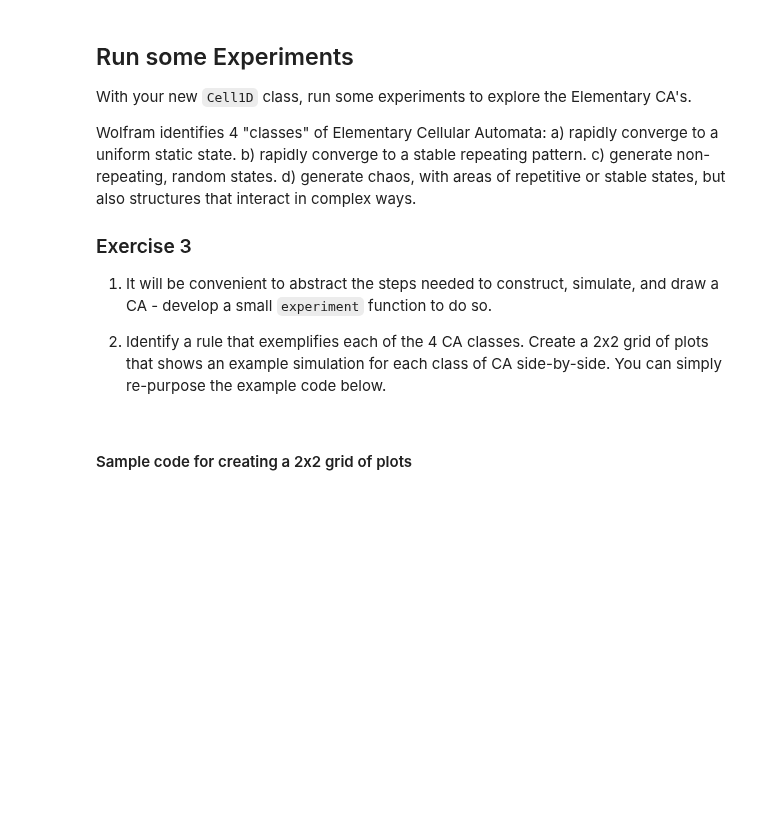
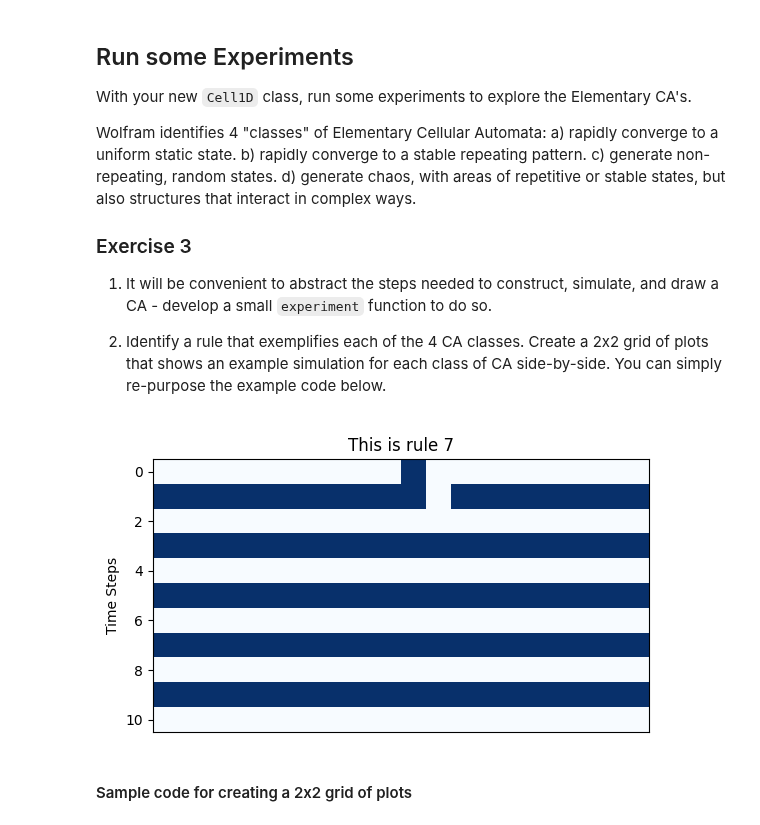
Before and after one commit to iam-arshpreet/cap-comp215, a Jupyter notebook: labs/lab05-CA-1D.ipynb, the cells around one changed output. Cells and saved outputs as stored; diff of their text form; code cells hidden in the pictures; blank space fills up the shorter version.

```diff
--- a/labs/lab05-CA-1D.ipynb
+++ b/labs/lab05-CA-1D.ipynb
@@ -209,6 +209,11 @@ Wolfram identifies 4 "classes" of Elementary Cellular Automata:
    You can simply re-purpose the example code below.
 # %%
 # Solution for Ex. 3 here...
+def experiment(size, rule, n_steps):
+  my_ca = Cell1D(rule, size)
+  my_ca.draw()
+# %% [output]
+[figure, added]
 # %% [markdown]
 #### Sample code for creating a 2x2 grid of plots
 # %%
```
Also changed, not shown: parts of 3 cells of this notebook.
